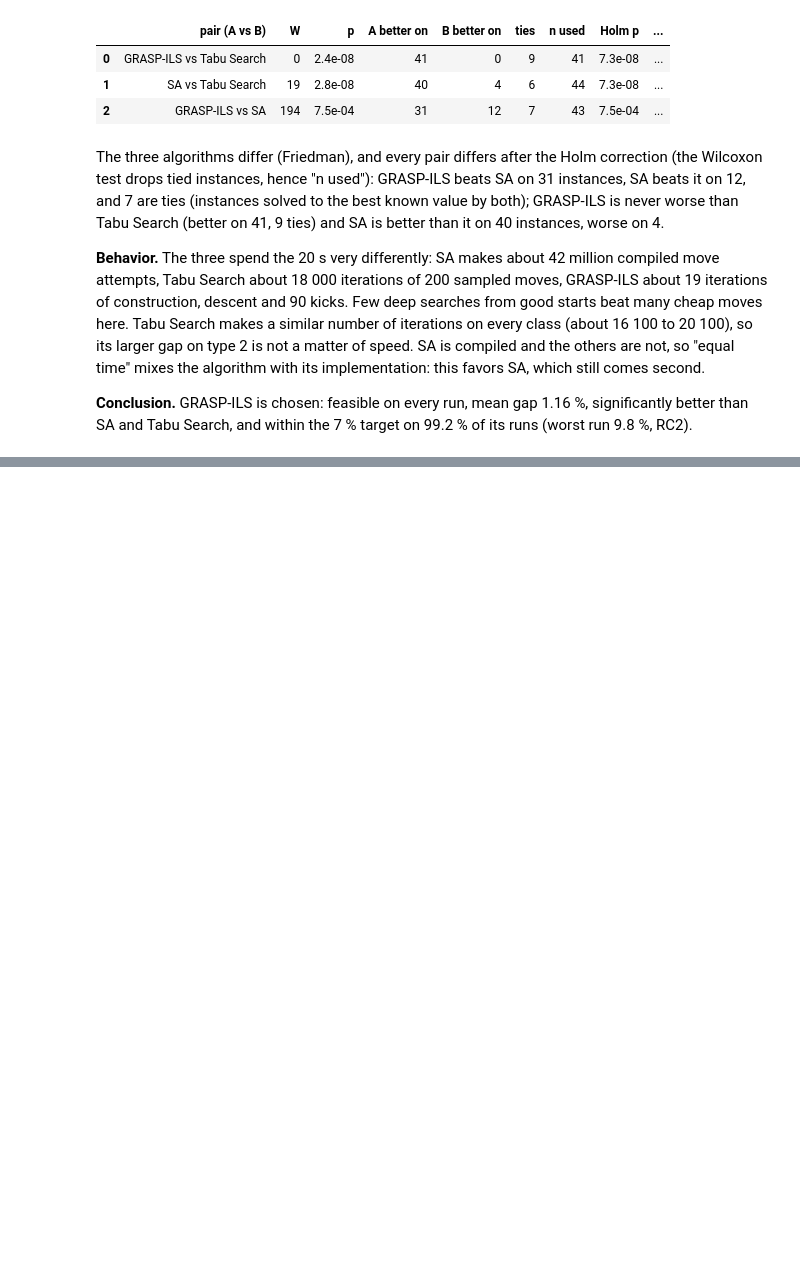
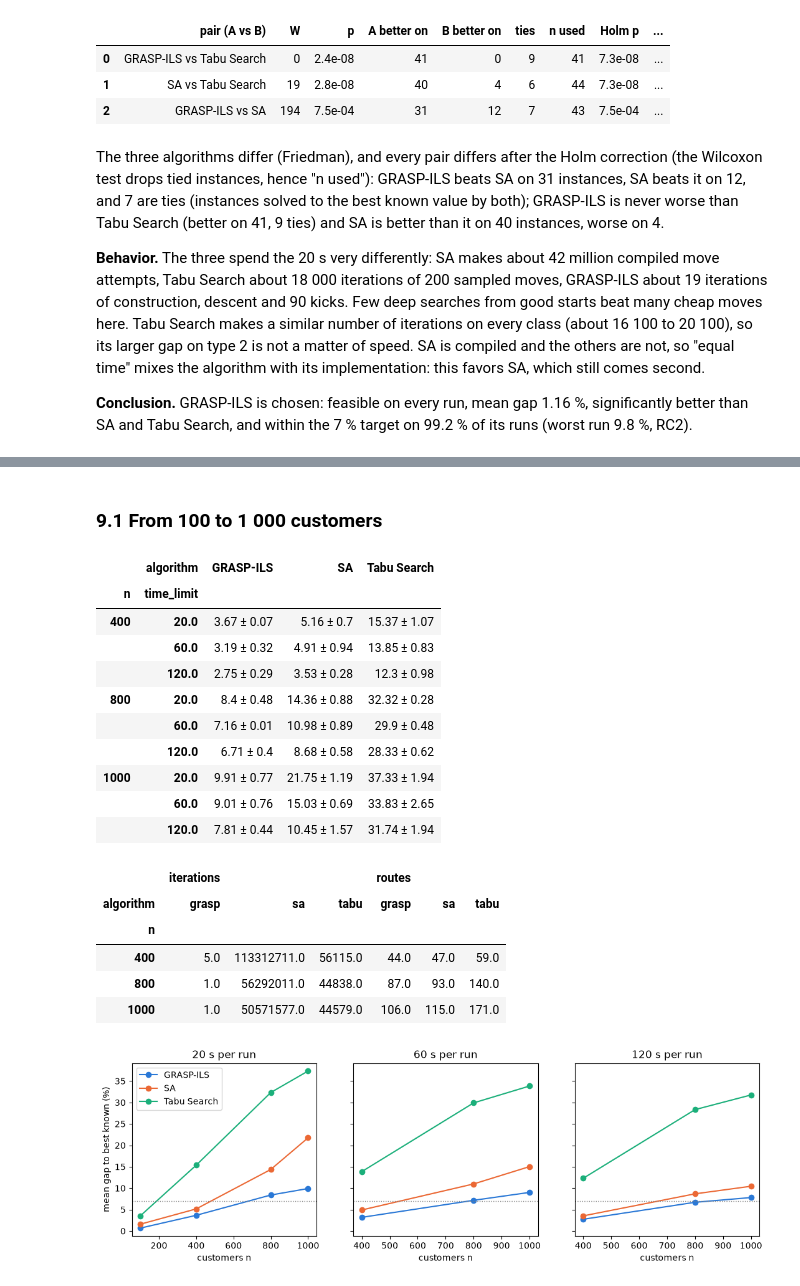
Before and after one commit to zzaved/cesi-cvrp-metaheuristics, a Jupyter notebook: notebooks/02_final_deliverable.ipynb, the cells around one changed output, grey strips where cells are left out. Cells and saved outputs as stored; diff of their text form; code cells hidden in the pictures; blank space fills up the shorter version.

Commit message:
docs(notebook): section 9, scale, real road networks, night, sensitivity and recommendation per scenario

```diff
--- a/notebooks/02_final_deliverable.ipynb
+++ b/notebooks/02_final_deliverable.ipynb
@@ -720,0 +745,44 @@ than SA and Tabu Search, and within the 7 % target on 99.2 % of its runs (worst
+# %% [markdown]
+<a id="s91"></a>
+### 9.1 From 100 to 1 000 customers
+# %%
+NAMES = {"grasp": "GRASP-ILS", "sa": "SA", "tabu": "Tabu Search"}
+scale = pd.read_csv(RES / "scale_homberger.csv")
+assert scale.feasible.all() and len(scale) == 81
+r1 = bench[bench["class"] == "R1"].groupby("algorithm").gap.mean()  # 100 customers, 20 s
+gap = scale.pivot_table(index=["n", "time_limit"], columns="algorithm", values="gap", aggfunc="mean")
+spread = scale.pivot_table(index=["n", "time_limit"], columns="algorithm", values="gap", aggfunc="std")
+display((gap.round(2).astype(str) + " ± " + spread.round(2).astype(str))[list(NAMES)].rename(columns=NAMES))
+display(scale.pivot_table(index="n", columns="algorithm", values=["routes", "iterations"],
+                          aggfunc="mean").round(0))
+
+fig, axes = plt.subplots(1, 3, figsize=(13, 3.6), sharey=True)
+for ax, t in zip(axes, [20.0, 60.0, 120.0]):
+    for algo in NAMES:
+        g = gap.xs(t, level="time_limit")[algo]
+        xs, ys = ([100] if t == 20 else []) + list(g.index), ([r1[algo]] if t == 20 else []) + list(g)
+        ax.plot(xs, ys, marker="o", color=COLORS[algo], label=NAMES[algo])
+    ax.axhline(7, color="grey", ls=":", lw=1)
+    ax.set(title=f"{t:.0f} s per run", xlabel="customers n")
+axes[0].set_ylabel("mean gap to best known (%)")
+axes[0].legend()
+plt.show()
+# %% [output]
+|  | algorithm | GRASP-ILS | SA | Tabu Search |
+| n | time_limit |  |  |  |
+| 400 | 20.0 | 3.67 ± 0.07 | 5.16 ± 0.7 | 15.37 ± 1.07 |
+|  | 60.0 | 3.19 ± 0.32 | 4.91 ± 0.94 | 13.85 ± 0.83 |
+|  | 120.0 | 2.75 ± 0.29 | 3.53 ± 0.28 | 12.3 ± 0.98 |
+| 800 | 20.0 | 8.4 ± 0.48 | 14.36 ± 0.88 | 32.32 ± 0.28 |
+|  | 60.0 | 7.16 ± 0.01 | 10.98 ± 0.89 | 29.9 ± 0.48 |
+|  | 120.0 | 6.71 ± 0.4 | 8.68 ± 0.58 | 28.33 ± 0.62 |
+| 1000 | 20.0 | 9.91 ± 0.77 | 21.75 ± 1.19 | 37.33 ± 1.94 |
+|  | 60.0 | 9.01 ± 0.76 | 15.03 ± 0.69 | 33.83 ± 2.65 |
+|  | 120.0 | 7.81 ± 0.44 | 10.45 ± 1.57 | 31.74 ± 1.94 |
+|  | iterations |  |  | routes |  |  |
+| algorithm | grasp | sa | tabu | grasp | sa | tabu |
+| n |  |  |  |  |  |  |
+| 400 | 5.0 | 113312711.0 | 56115.0 | 44.0 | 47.0 | 59.0 |
+| 800 | 1.0 | 56292011.0 | 44838.0 | 87.0 | 93.0 | 140.0 |
+| 1000 | 1.0 | 50571577.0 | 44579.0 | 106.0 | 115.0 | 171.0 |
+[figure, added]
```
Also changed, not shown: parts of 28 cells of this notebook.
